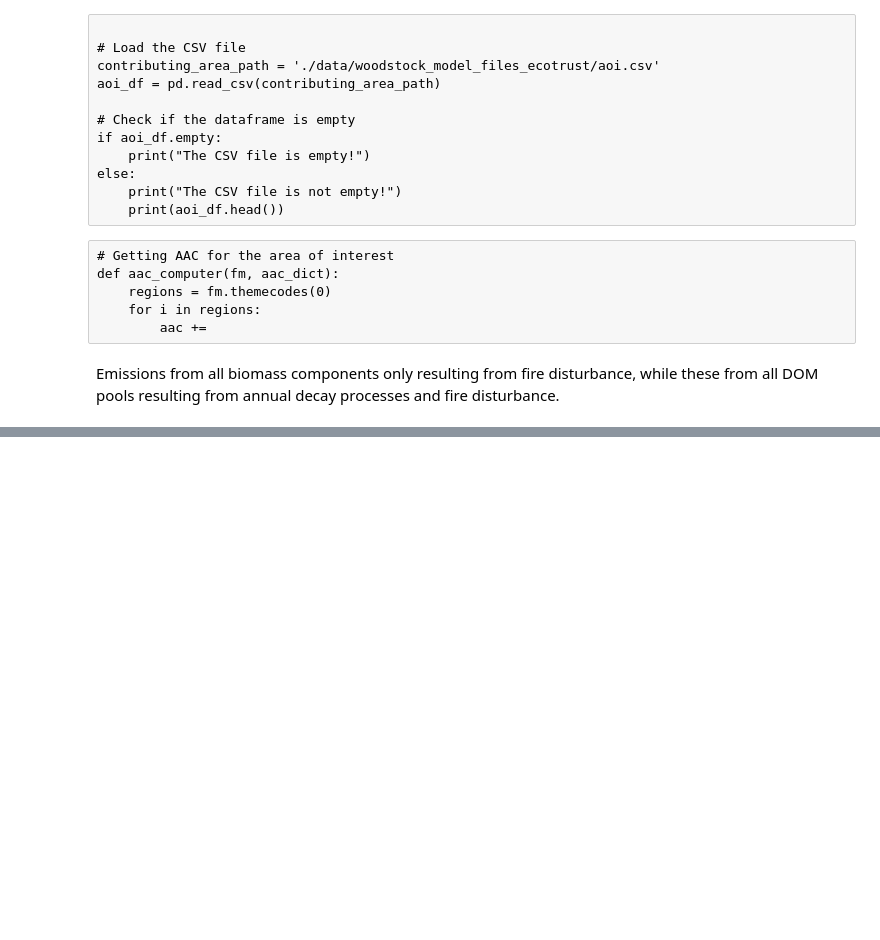
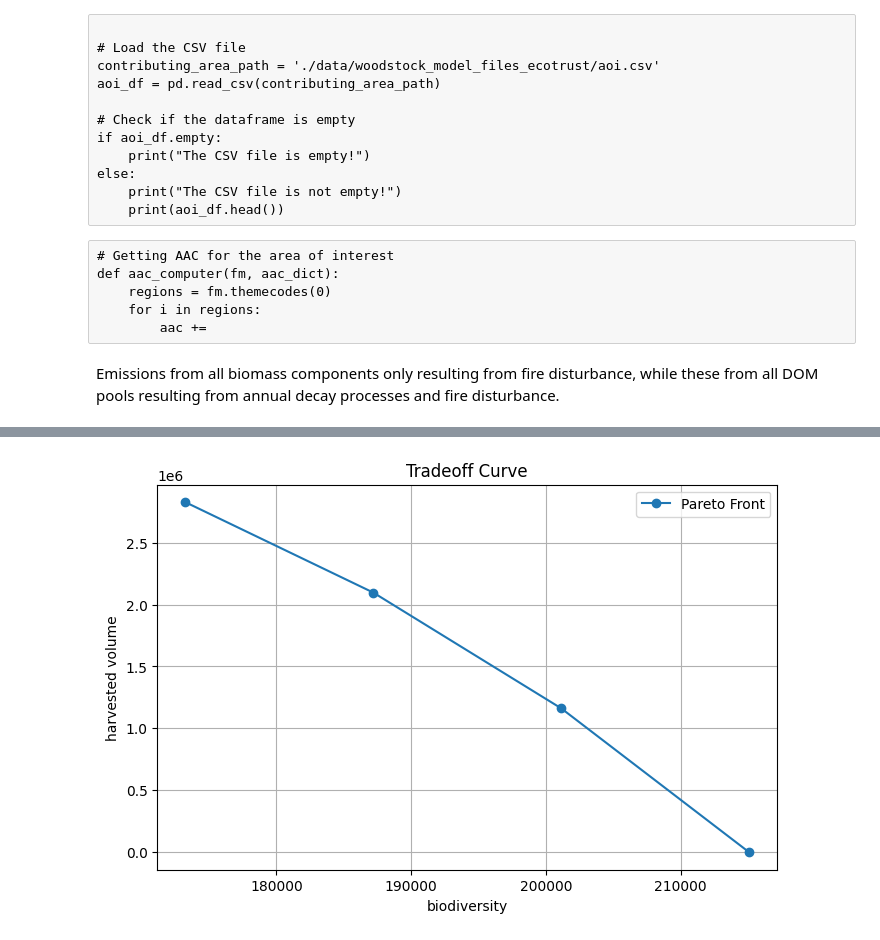
Before and after one commit to UBC-FRESH/ecotrust-dss, a Jupyter notebook: dss_build_scenarios_loop.ipynb, the cells around one changed output, grey strips where cells are left out. Cells and saved outputs as stored; diff of their text form; code cells hidden in the pictures; blank space fills up the shorter version.

```diff
--- a/dss_build_scenarios_loop.ipynb
+++ b/dss_build_scenarios_loop.ipynb
@@ -550,0 +488,4 @@ running business as usual scenario
+# %%
+tradeoff_hv_biodiversity(fm, clt_percentage, hwp_pool_effect_value, displacement_effect, release_immediately_value, n=4, solver=ws3.opt.SOLVER_PULP)
+# %% [output]
+[figure, added]
```
Also changed, not shown: parts of 5 cells of this notebook, 1 other file.
